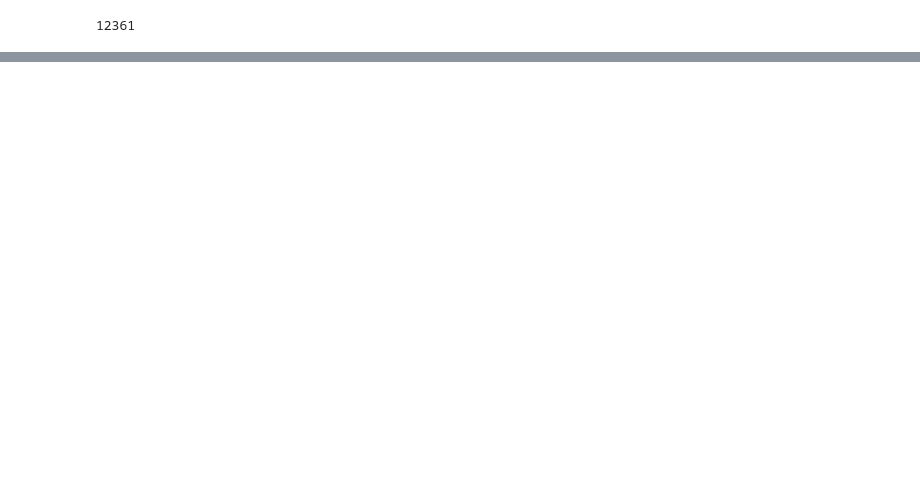
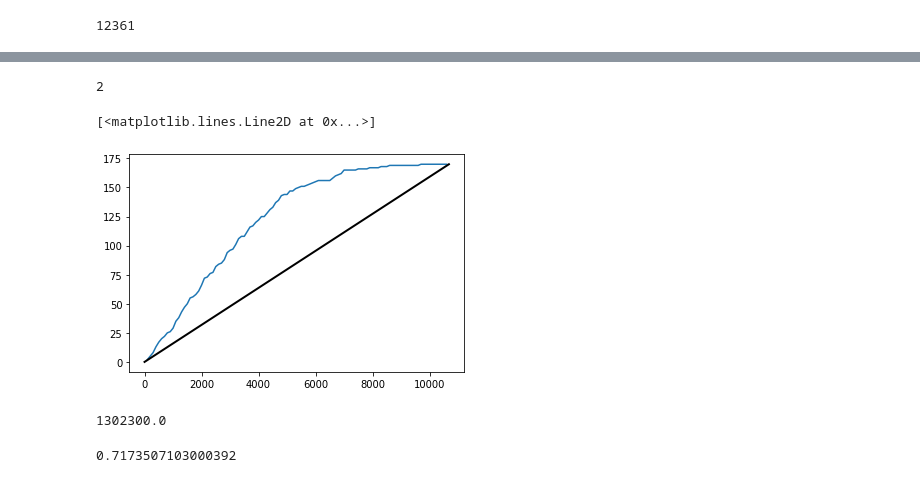
Before and after one commit to areias/viral-escape, a Jupyter notebook: FluBERTa_prediction.ipynb, the cells around one changed output, grey strips where cells are left out. Drawn from its saved outputs; the diff is of its cells as text; code cells hidden in the pictures; blank space fills up the shorter version.

```diff
--- a/FluBERTa_prediction.ipynb
+++ b/FluBERTa_prediction.ipynb
@@ -764,0 +417,11 @@ maticality”
+# %%
+df['is_escape'] = np.nan
+df['is_viable'] = np.nan
+# %%
+for row in df.iterrows():
+    #print(df.loc[row[0],"sequence"])
+    if row[1]['sequence'] in escape_seqs:
+        df.loc[row[0], 'is_escape'] = True
+        df.loc[row[0], 'is_viable'] = sum([ m['significant']for m in escape_seqs[row[1]['sequence'] ] ]) > 0
+    else:
+        df.loc[row[0], 'is_escape'] = False
@@ -764,0 +440,2 @@ maticality”
+# %%
+filtered=df.loc[df['is_escape']==True]
@@ -764,0 +451,13 @@ maticality”
+# %%
+len(filtered.nsmallest(100, 'overall_rank')['is_viable'].value_counts())
+# %% [output]
+2
+# %%
+x=[]
+y=[]
+for i in range(100,len(filtered),100):
+    x.append(i)
+    if len(filtered.nsmallest(i, 'overall_rank')['is_viable'].value_counts()) >1:
+        y.append(filtered.nsmallest(i, 'overall_rank')['is_viable'].value_counts()[1])
+    else:
+        y.append(0)
@@ -764,0 +466,15 @@ maticality”
+# %%
+plt.plot(x,y)
+plt.plot([0, 10679], [0, 170], color = 'black', linewidth = 2)
+# %% [output]
+[<matplotlib.lines.Line2D at 0x...>]
+[figure, added]
+# %%
+from sklearn.metrics import auc
+auc(x,y)
+# %% [output]
+1302300.0
+# %%
+auc(x,y)/(10679*170)
+# %% [output]
+0.7173507103000392
```
Also changed, not shown: parts of 63 cells of this notebook.
